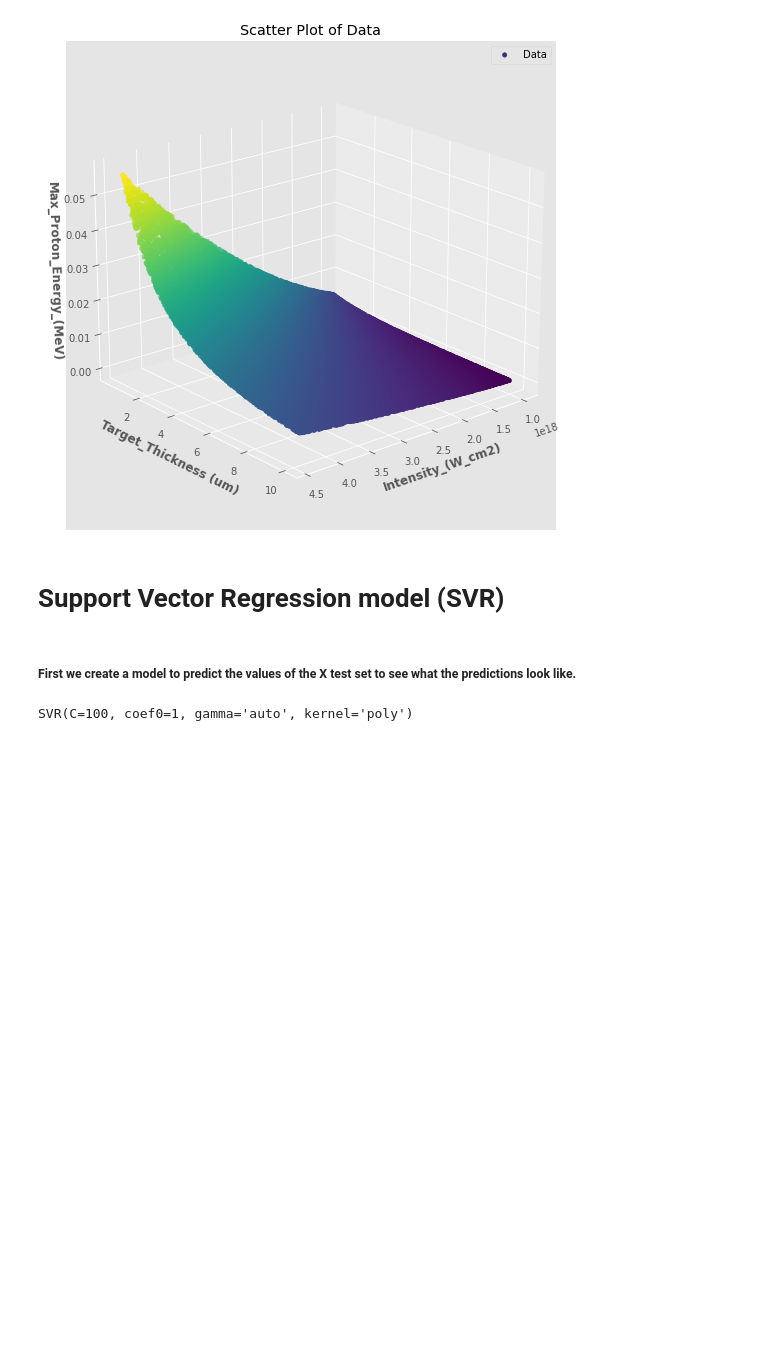
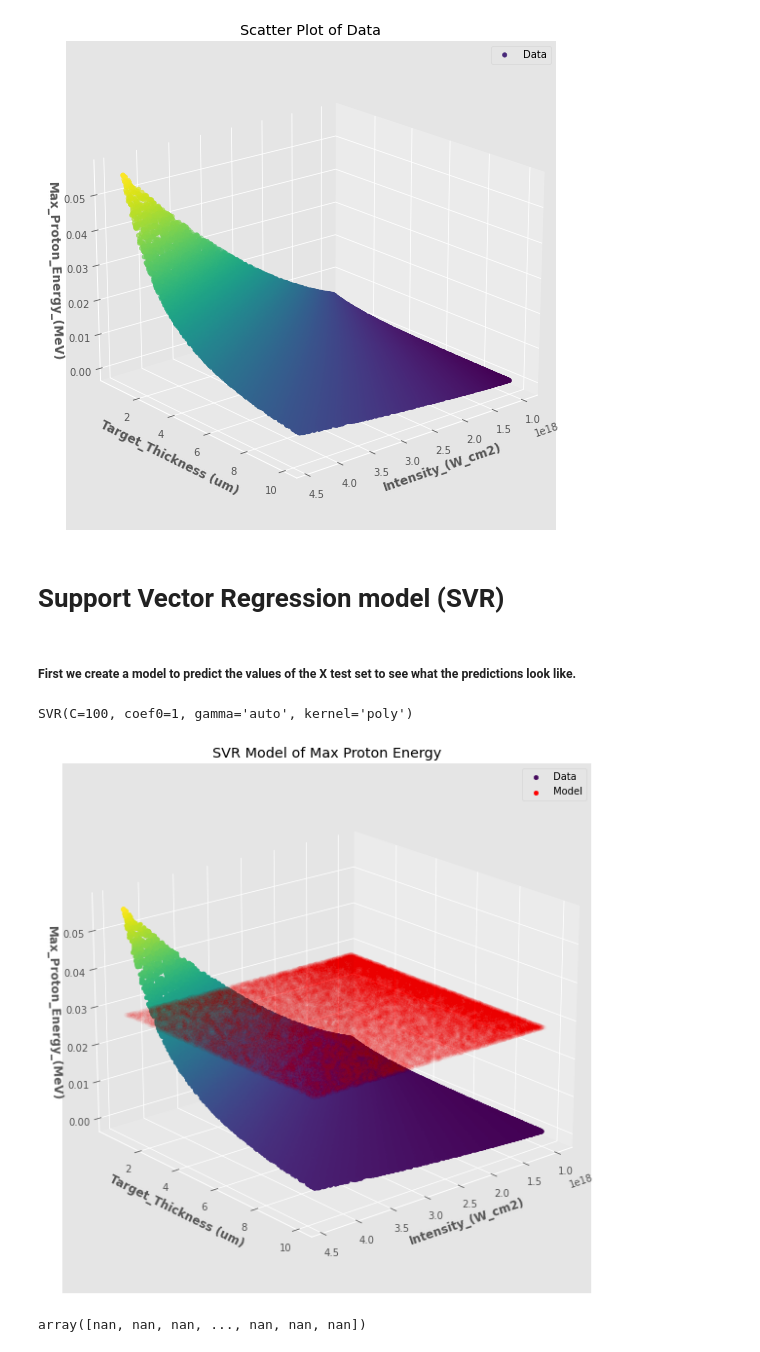
Before and after one commit to pedrog96/vanilla-latte, a Jupyter notebook: support vector regression/Support Vector Regression.ipynb, the cells around one changed output. Cells and saved outputs as stored; diff of their text form; code cells hidden in the pictures; blank space fills up the shorter version.

Commit message:
added a model to the training data without changes to the y_test.

```diff
--- a/support vector regression/Support Vector Regression.ipynb
+++ b/support vector regression/Support Vector Regression.ipynb
@@ -40,6 +42,8 @@ inputs
 ##### For now, we will work with a dataframe that only has Max Proton Energy as the output variable and name it df.
 # %%
 df = physics.copy()
-df = df.drop(columns=outputs[1:])
+df = df.drop(columns= outputs[1:])
+df = df.drop(columns= inputs[1])
+df = df.drop(columns= inputs[2])
 df.columns
 # %% [output]
@@ -49,4 +53,4 @@ Index(['Intensity_(W_cm2)', 'Max_Proton_Energy_(MeV)', 'Pulse_Duration_(fs)',
 # %% [markdown]
 ##### The train and split sets will also be created here for df.
 # %%
-X_train, X_test, y_train, y_test = train_test_split(df[inputs], df[outputs[0]], test_size=0.33, random_state=0)
+X_train, X_test, y_train, y_test = train_test_split(df[[inputs[0], inputs[3]]], df[outputs[0]], test_size=0.33, random_state=0)
@@ -79,3 +92,34 @@ svr_poly = SVR(kernel="poly", C=100, gamma="auto", degree=3, epsilon=0.1, coef0=
 svr_poly.fit(X_train, y_train)
 # %% [output]
 SVR(C=100, coef0=1, gamma='auto', kernel='poly')
+# %%
+fig2 = plt.figure(figsize=(10, 10))
+ax = fig2.add_subplot(projection='3d')
+ax.scatter(X_train[inputs[0]],
+           X_train[inputs[3]],
+           y_train,
+           c = y_train,
+           alpha = 1,
+           label= 'Data')
+ax.scatter(X_train[inputs[0]],
+           X_train[inputs[3]],
+           svr_poly.predict(X_train),
+           c = 'red',
+           alpha= .015,
+           label= 'Model')
+ax.set_title('SVR Model of Max Proton Energy')
+ax.set_xlabel(f'{inputs[0]}', fontweight ='bold')
+ax.set_ylabel(f'{inputs[3]}', fontweight ='bold')
+ax.set_zlabel(f'{outputs[0]}', fontweight ='bold')
+ax.view_init(20, 50)
+plt.legend(loc="upper right")
+ax = plt.gca()
+leg = ax.get_legend()
+leg.legendHandles[1].set_alpha(1)
+plt.show()
+# %% [output]
+[figure, added]
+# %%
+svr_poly.predict(X_train)
+# %% [output]
+array([nan, nan, nan, ..., nan, nan, nan])
```
Also changed, not shown: parts of 3 cells of this notebook.
